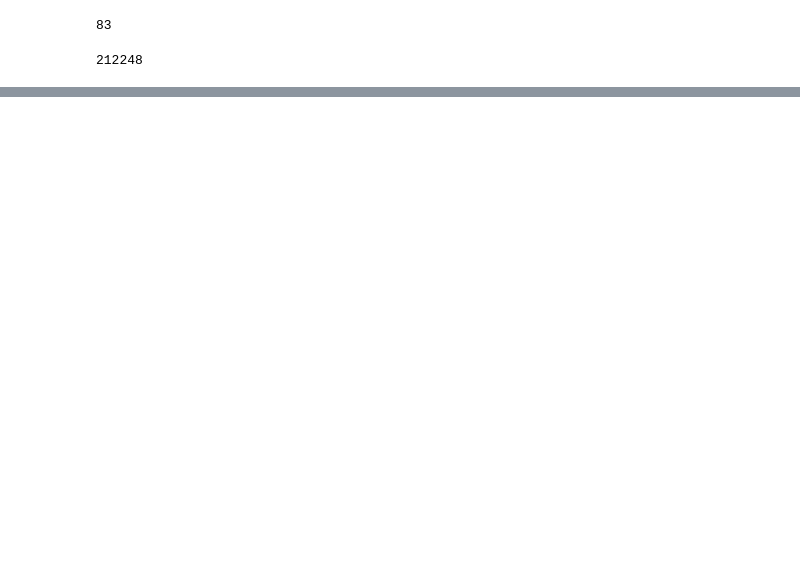
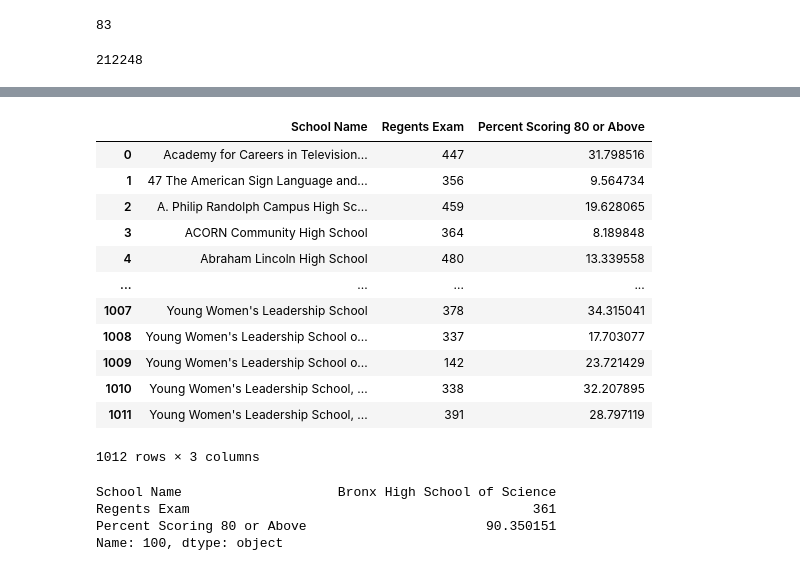
Before and after one commit to samnar2017/2023Python-Project1, a Jupyter notebook: LagData1.ipynb, the cells around one changed output, grey strips where cells are left out. Cells and saved outputs as stored; diff of their text form; code cells hidden in the pictures; blank space fills up the shorter version.

```diff
--- a/LagData1.ipynb
+++ b/LagData1.ipynb
@@ -119 +154,36 @@ median_value: 184.0
+# %%
+#Now let's see if there if the schools having highest number of Regent Exams taken has performed better in terms of Number Scoring 80 or Above than the schools having fewer number of Regent Exams taken :
+grouped = result2.groupby('School Name')
+avg = grouped['Percent Scoring 80 or Above'].mean()
+avg = avg.reset_index()
+grouped2 = result.groupby('School Name')
+avg2 = grouped2['Percent Scoring 80 or Above'].mean()
+avg2 = avg2.reset_index()
+new_data2 = pd.concat([avg,avg2], axis= 0)
+# Now joining new_data and new_data2
+new_table = pd.merge(new_data, new_data2, how="left", on = "School Name")
+new_table
+# %% [output]
+|  | School Name | Regents Exam | Percent Scoring 80 or Above |
+| 0 | Academy for Careers in Television... | 447 | 31.798516 |
+| 1 | 47 The American Sign Language and... | 356 | 9.564734 |
+| 2 | A. Philip Randolph Campus High Sc... | 459 | 19.628065 |
+| 3 | ACORN Community High School | 364 | 8.189848 |
+| 4 | Abraham Lincoln High School | 480 | 13.339558 |
+| ... | ... | ... | ... |
+| 1007 | Young Women's Leadership School | 378 | 34.315041 |
+| 1008 | Young Women's Leadership School o... | 337 | 17.703077 |
+| 1009 | Young Women's Leadership School o... | 142 | 23.721429 |
+| 1010 | Young Women's Leadership School, ... | 338 | 32.207895 |
+| 1011 | Young Women's Leadership School, ... | 391 | 28.797119 |
+1012 rows × 3 columns
+# %%
+#Let's see is any school group scored 80 or above for all 'Regents Exams'
+new_table_max = new_table.loc[new_table['Percent Scoring 80 or Above'].max()]
+new_table_max
+# %% [output]
+School Name                    Bronx High School of Science
+Regents Exam                                            361
+Percent Scoring 80 or Above                       90.350151
+Name: 100, dtype: object
 # %%
```
Also changed, not shown: parts of 10 cells of this notebook.
